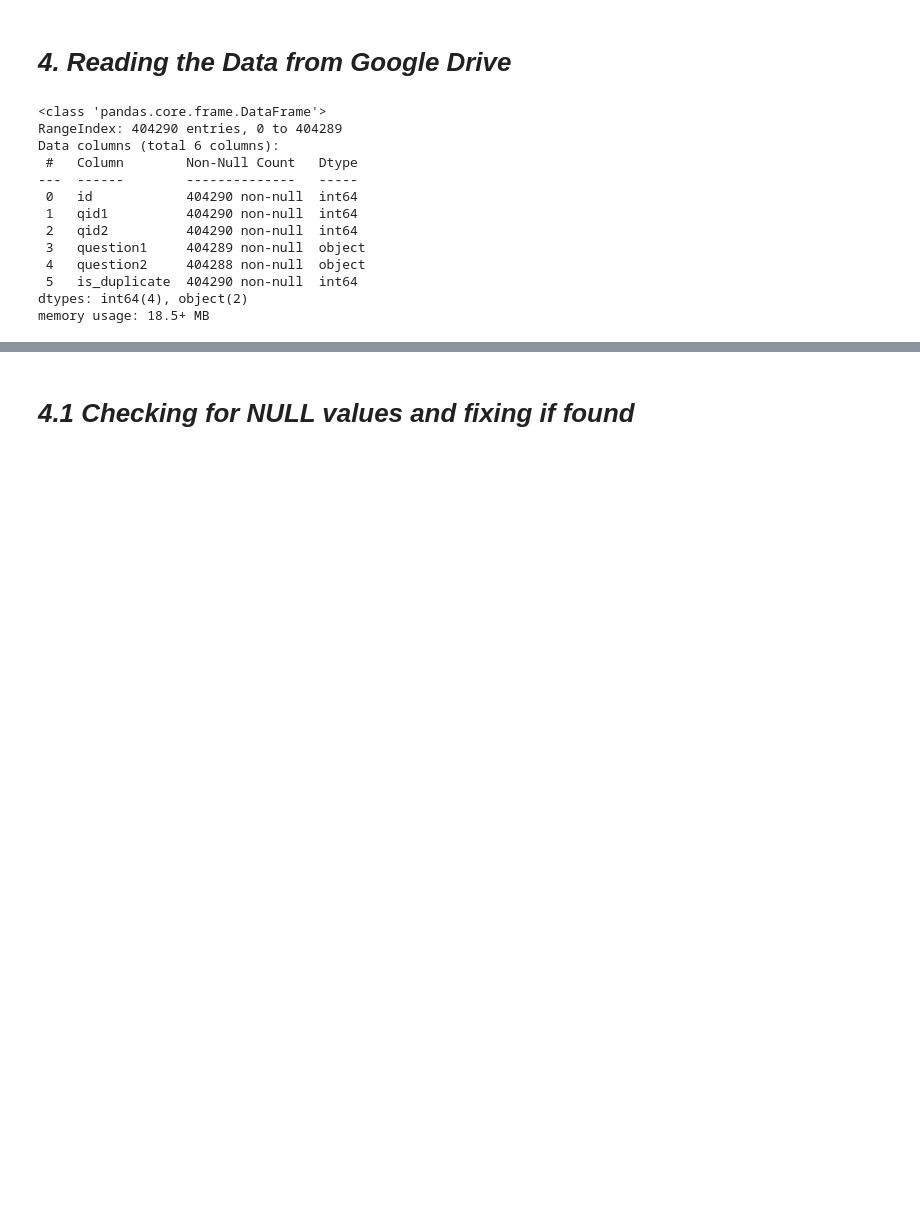
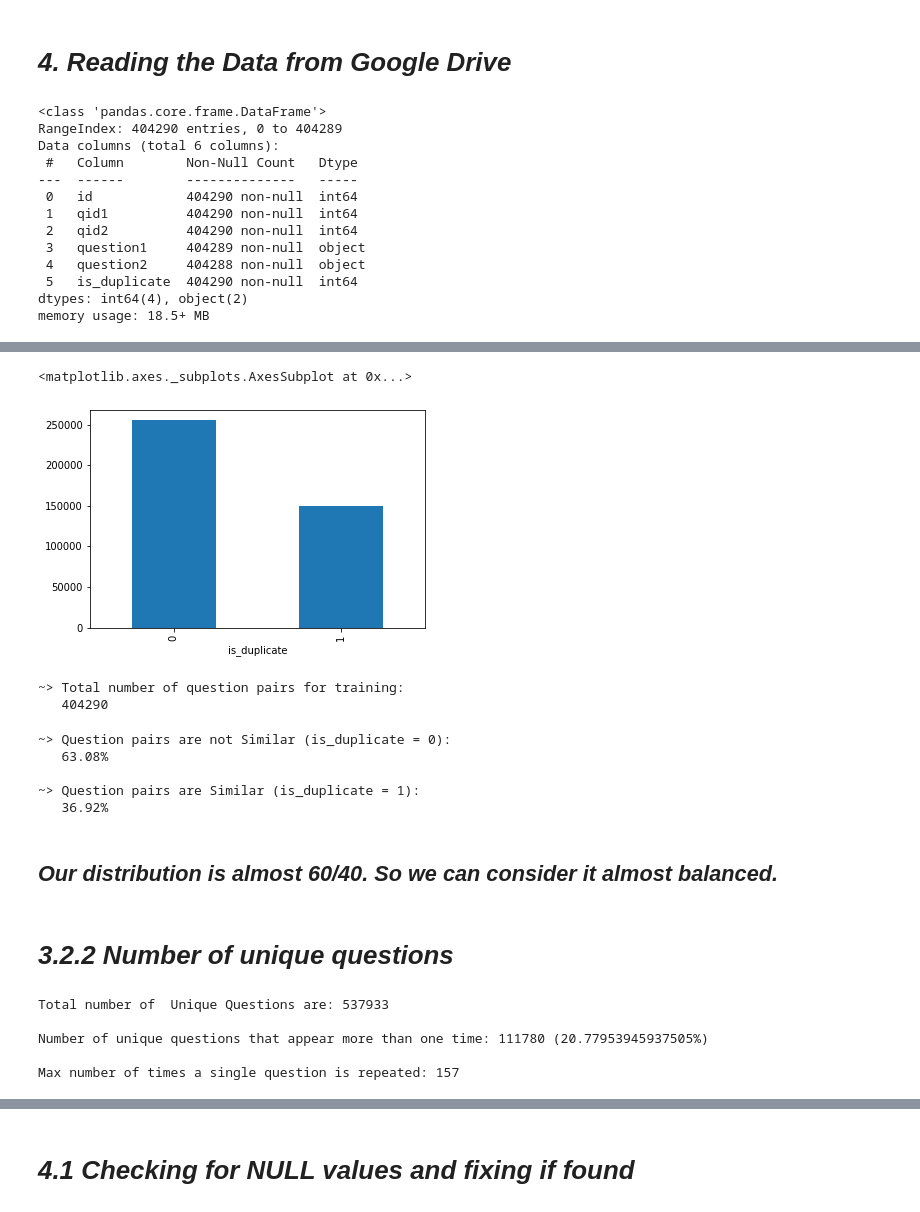
Before and after one commit to RajaSudipta/Quora-Question-Pairs, a Jupyter notebook: quora_question_pairs_ml_phase2.ipynb, the cells around one changed output, grey strips where cells are left out. Cells and saved outputs as stored; diff of their text form; code cells hidden in the pictures; blank space fills up the shorter version.

```diff
--- a/quora_question_pairs_ml_phase2.ipynb
+++ b/quora_question_pairs_ml_phase2.ipynb
@@ -150,0 +167,43 @@ memory usage: 18.5+ MB
+# %%
+data.groupby("is_duplicate")['id'].count().plot.bar()
+# %% [output]
+<matplotlib.axes._subplots.AxesSubplot at 0x...>
+[figure, added]
+# %%
+print('~> Total number of question pairs for training:\n   {}'.format(len(data)))
+# %% [output]
+~> Total number of question pairs for training:
+   404290
+# %%
+print('~> Question pairs are not Similar (is_duplicate = 0):\n   {}%'.format(100 - round(data['is_duplicate'].mean()*100, 2)))
+print('\n~> Question pairs are Similar (is_duplicate = 1):\n   {}%'.format(round(data['is_duplicate'].mean()*100, 2)))
+# %% [output]
+~> Question pairs are not Similar (is_duplicate = 0):
+   63.08%
+
+~> Question pairs are Similar (is_duplicate = 1):
+   36.92%
+# %% [markdown]
+## *Our distribution is almost 60/40. So we can consider it almost balanced.*
+# %% [markdown]
+# ***3.2.2 Number of unique questions***
+# %%
+qids = pd.Series(data['qid1'].tolist() + data['qid2'].tolist())
+unique_qs = len(np.unique(qids))
+qs_morethan_onetime = np.sum(qids.value_counts() > 1)
+print ('Total number of  Unique Questions are: {}\n'.format(unique_qs))
+#print len(np.unique(qids))
+
+print ('Number of unique questions that appear more than one time: {} ({}%)\n'.format(qs_morethan_onetime,qs_morethan_onetime/unique_qs*100))
+
+print ('Max number of times a single question is repeated: {}\n'.format(max(qids.value_counts())))
+
+q_vals=qids.value_counts()
+
+q_vals=q_vals.values
+# %% [output]
+Total number of  Unique Questions are: 537933
+
+Number of unique questions that appear more than one time: 111780 (20.77953945937505%)
+
+Max number of times a single question is repeated: 157
```
Also changed, not shown: parts of 62 cells of this notebook.
